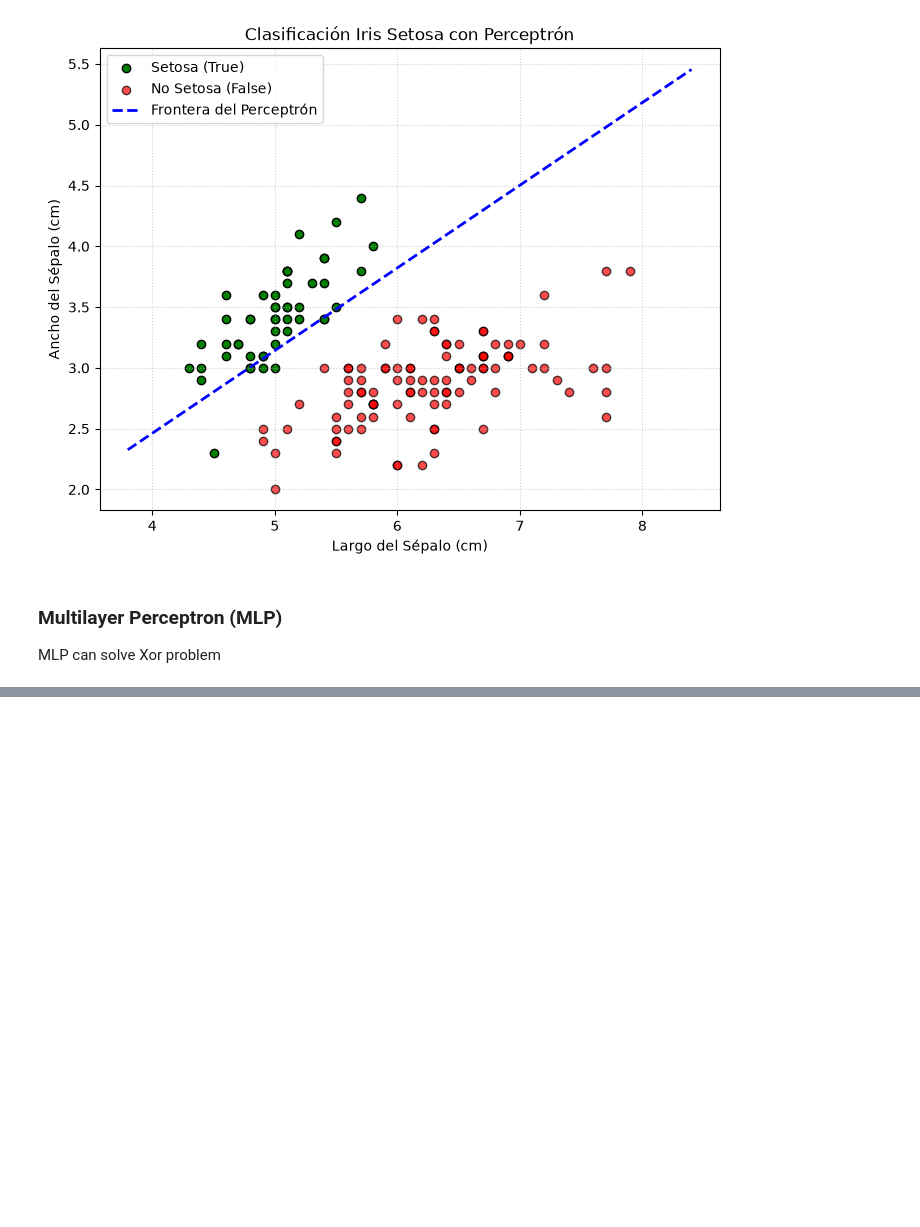
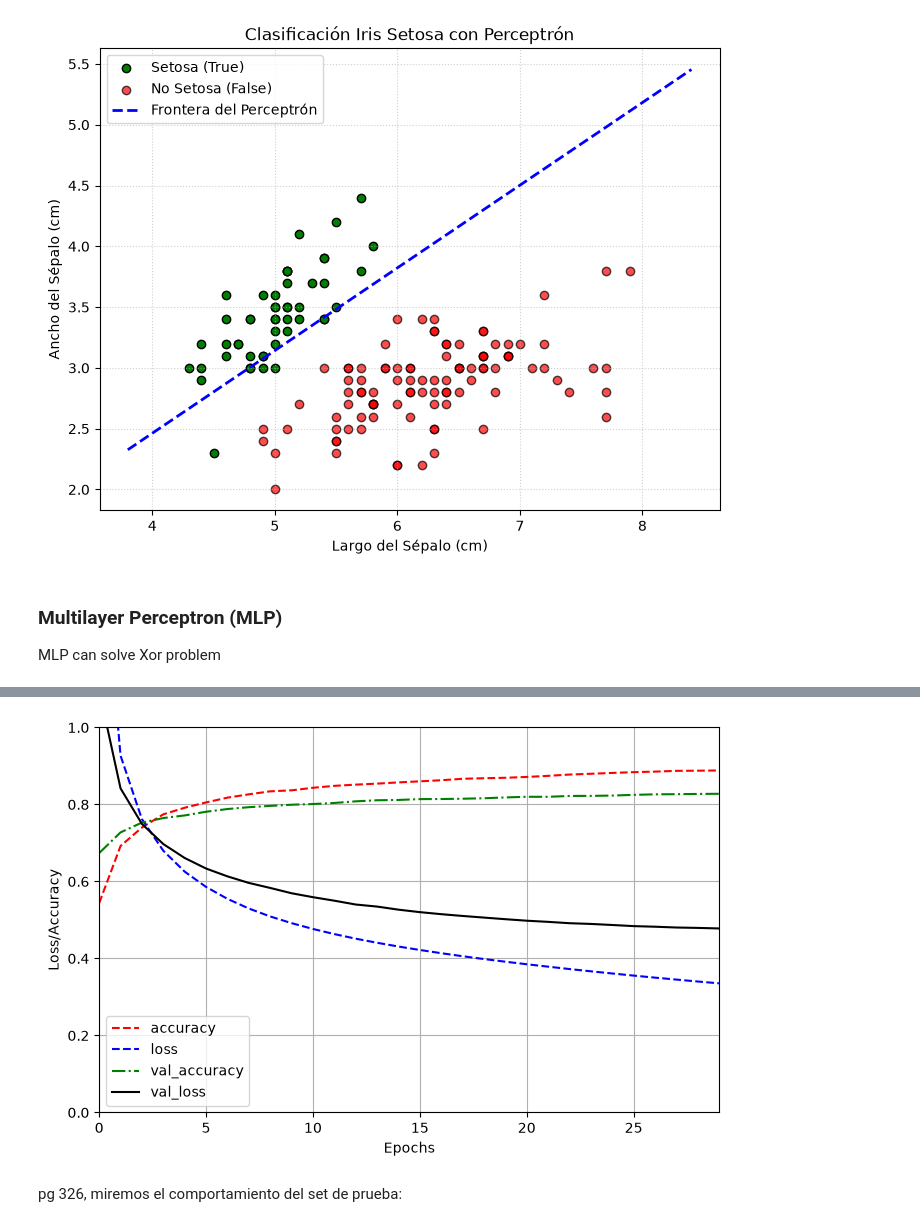
Before and after one commit to titooDiaz/Machine-Learning, a Jupyter notebook: HOML/Part 2/Chapter 10/nootebook.ipynb, the cells around one changed output, grey strips where cells are left out. Cells and saved outputs as stored; diff of their text form; code cells hidden in the pictures; blank space fills up the shorter version.

```diff
--- a/HOML/Part 2/Chapter 10/nootebook.ipynb
+++ b/HOML/Part 2/Chapter 10/nootebook.ipynb
@@ -118,0 +486,2 @@ La prediccion es de 1 XOR 1 = 0
+# %%
+model.compile(loss="sparse_categorical_crossentropy", optimizer="sgd", metrics=["accuracy"]) # aqui estamos usando los nombres de la funcion de perdida y del optimizador, pero tambien se puede usar la funcion directamente, por ejemplo: loss=tf.keras.losses.SparseCategoricalCrossentropy() y optimizer=tf.keras.optimizers.SGD()
@@ -118,0 +491,2 @@ La prediccion es de 1 XOR 1 = 0
+# %%
+history = model.fit(X_train, y_train, epochs=30, validation_data=(X_valid, y_valid))
@@ -118,0 +519,11 @@ La prediccion es de 1 XOR 1 = 0
+# %%
+import matplotlib.pyplot as plt
+import pandas as pd
+pd.DataFrame(history.history).plot(
+    figsize=(8, 5), xlim=[0, 29], ylim=[0, 1], grid=True, style=["r--", "b--", "g-.", "k-"], xlabel="Epochs", ylabel="Loss/Accuracy"
+)
+plt.show()
+# %% [output]
+[figure, added]
+# %% [markdown]
+pg 326, miremos el comportamiento del set de prueba:
```
Also changed, not shown: parts of 45 cells of this notebook.
